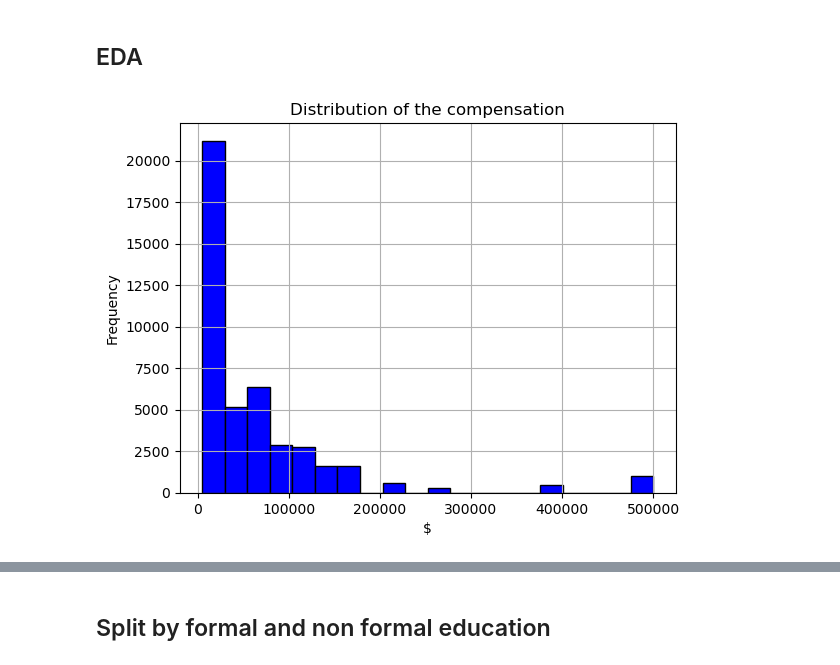
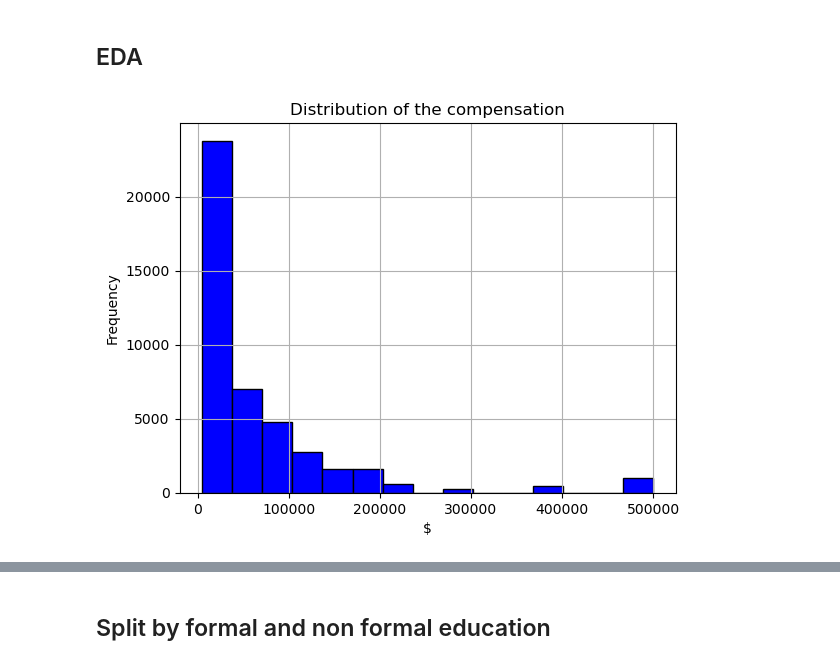
Before and after one commit to PavelM90/DSC630_Ali_Pavel_Term_Project, a Jupyter notebook: Data_Exploration_Salary_Kaggle.ipynb, the cells around one changed output, grey strips where cells are left out. Drawn from its saved outputs; the diff is of its cells as text; code cells hidden in the pictures.

```diff
--- a/Data_Exploration_Salary_Kaggle.ipynb
+++ b/Data_Exploration_Salary_Kaggle.ipynb
@@ -241,11 +246,11 @@ filtered_df.head(10)
 # %% [markdown]
 ## EDA
 # %%
-plt.hist(filtered_df["Average Comp"], bins=20, edgecolor='black', color='blue')
+plt.hist(filtered_df["Average Comp"], bins=15, edgecolor='black', color='blue')
 plt.title('Distribution of the compensation')
 plt.xlabel('$')
 plt.ylabel('Frequency')
 plt.grid(True)
 plt.show()
 # %% [output]
-[figure, old version]
+[figure, new version]
```
Also changed, not shown: parts of 55 cells of this notebook.
